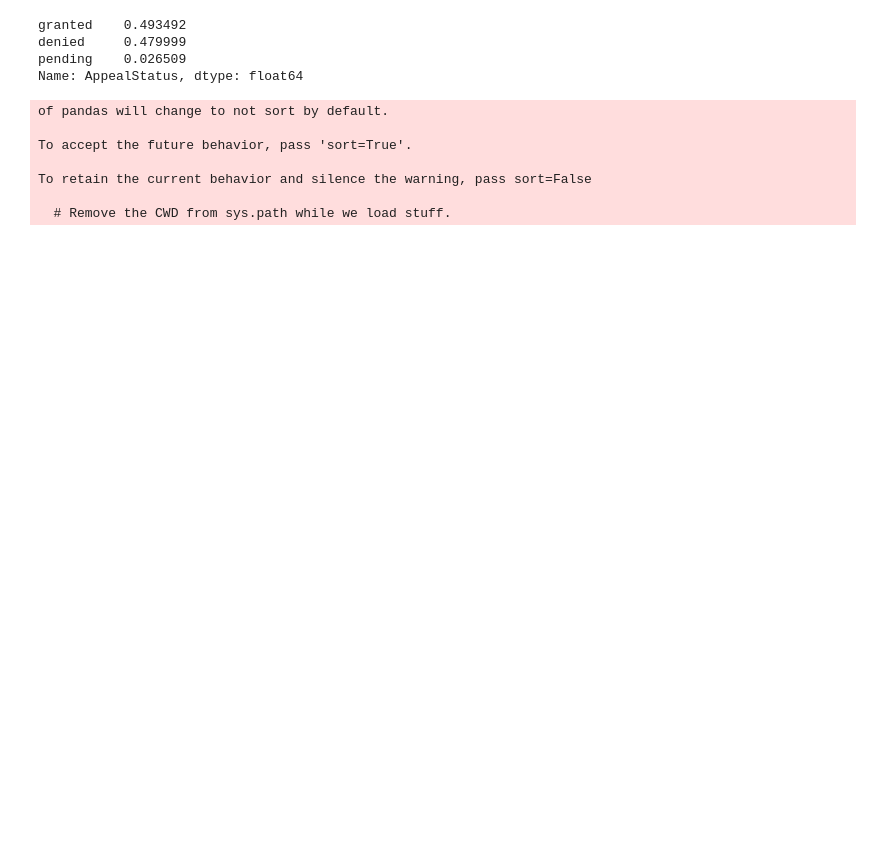
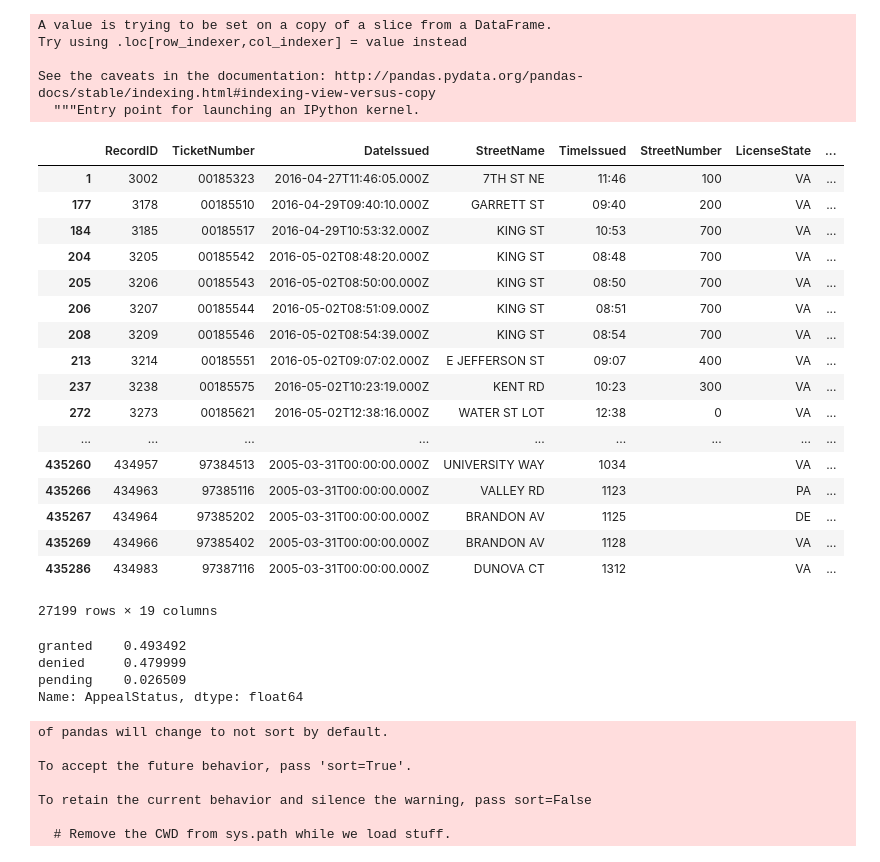
Before and after one commit to andrewbovey/Charlottesville-Parking-Tickets, a Jupyter notebook: Appeal_Data_Exploration.ipynb, the cells around one changed output. Cells and saved outputs as stored; diff of their text form; code cells hidden in the pictures; blank space fills up the shorter version.

```diff
--- a/Appeal_Data_Exploration.ipynb
+++ b/Appeal_Data_Exploration.ipynb
@@ -30,5 +30,32 @@ pending      721
 denied     13055
 dtype: int64
+# %%
+appeal['ViolationDescription'] = appeal['ViolationDescription'].str.strip()
+appeal
+# %% [output]
+A value is trying to be set on a copy of a slice from a DataFrame.
+Try using .loc[row_indexer,col_indexer] = value instead
+
+See the caveats in the documentation: http://pandas.pydata.org/pandas-docs/stable/indexing.html#indexing-view-versus-copy
+  """Entry point for launching an IPython kernel.
+|  | RecordID | TicketNumber | DateIssued | StreetName | TimeIssued | StreetNumber | LicenseState | ... |
+| 1 | 3002 | 00185323 | 2016-04-27T11:46:05.000Z | 7TH ST NE | 11:46 | 100 | VA | ... |
+| 177 | 3178 | 00185510 | 2016-04-29T09:40:10.000Z | GARRETT ST | 09:40 | 200 | VA | ... |
+| 184 | 3185 | 00185517 | 2016-04-29T10:53:32.000Z | KING ST | 10:53 | 700 | VA | ... |
+| 204 | 3205 | 00185542 | 2016-05-02T08:48:20.000Z | KING ST | 08:48 | 700 | VA | ... |
+| 205 | 3206 | 00185543 | 2016-05-02T08:50:00.000Z | KING ST | 08:50 | 700 | VA | ... |
+| 206 | 3207 | 00185544 | 2016-05-02T08:51:09.000Z | KING ST | 08:51 | 700 | VA | ... |
+| 208 | 3209 | 00185546 | 2016-05-02T08:54:39.000Z | KING ST | 08:54 | 700 | VA | ... |
+| 213 | 3214 | 00185551 | 2016-05-02T09:07:02.000Z | E JEFFERSON ST | 09:07 | 400 | VA | ... |
+| 237 | 3238 | 00185575 | 2016-05-02T10:23:19.000Z | KENT RD | 10:23 | 300 | VA | ... |
+| 272 | 3273 | 00185621 | 2016-05-02T12:38:16.000Z | WATER ST LOT | 12:38 | 0 | VA | ... |
+| ... | ... | ... | ... | ... | ... | ... | ... | ... |
+| 435260 | 434957 | 97384513 | 2005-03-31T00:00:00.000Z | UNIVERSITY WAY | 1034 |  | VA | ... |
+| 435266 | 434963 | 97385116 | 2005-03-31T00:00:00.000Z | VALLEY RD | 1123 |  | PA | ... |
+| 435267 | 434964 | 97385202 | 2005-03-31T00:00:00.000Z | BRANDON AV | 1125 |  | DE | ... |
+| 435269 | 434966 | 97385402 | 2005-03-31T00:00:00.000Z | BRANDON AV | 1128 |  | VA | ... |
+| 435286 | 434983 | 97387116 | 2005-03-31T00:00:00.000Z | DUNOVA CT | 1312 |  | VA | ... |
+27199 rows × 19 columns
 # %%
 #display percentages for appeal status categories
 appeal.AppealStatus.value_counts(normalize=True)
```
Also changed, not shown: parts of 8 cells of this notebook.
